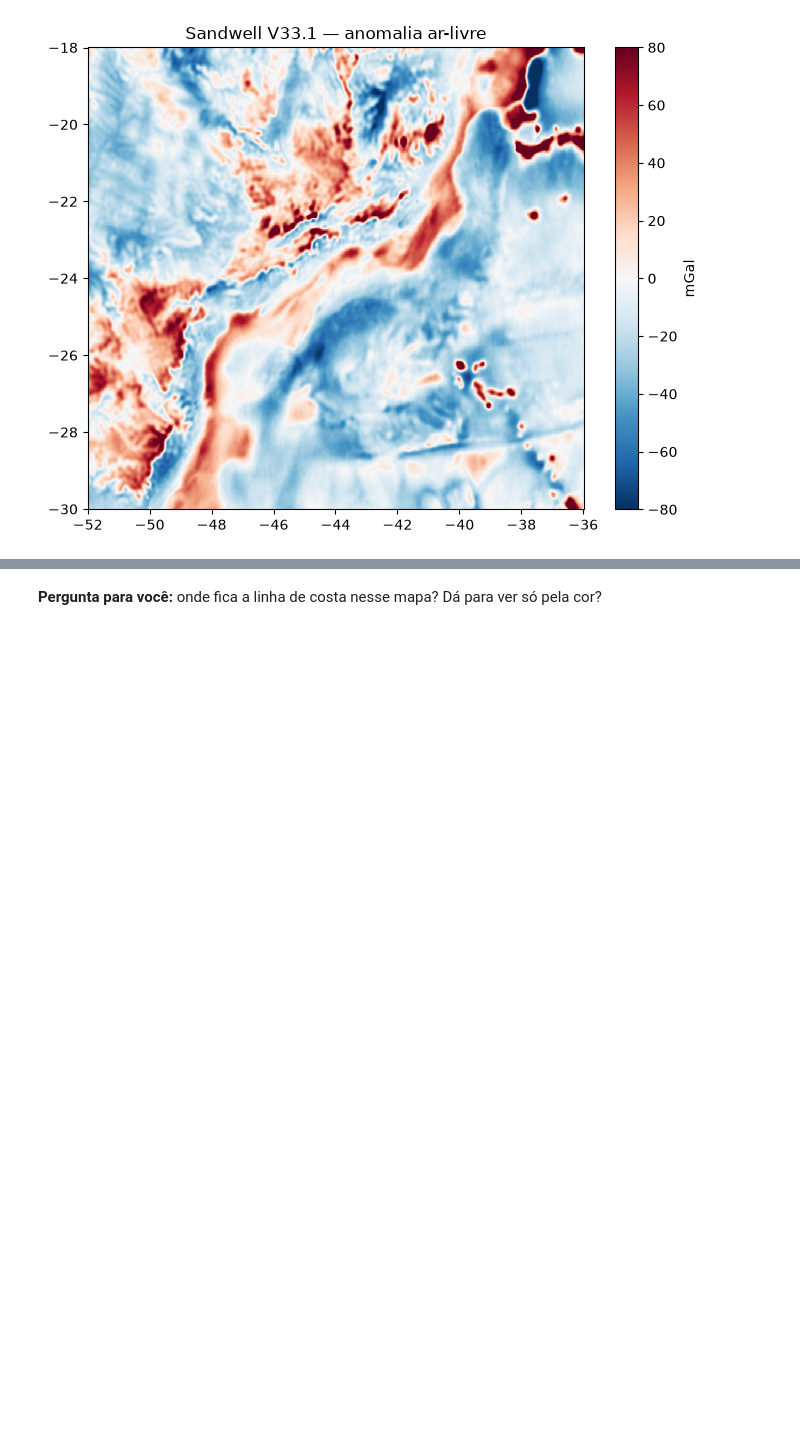
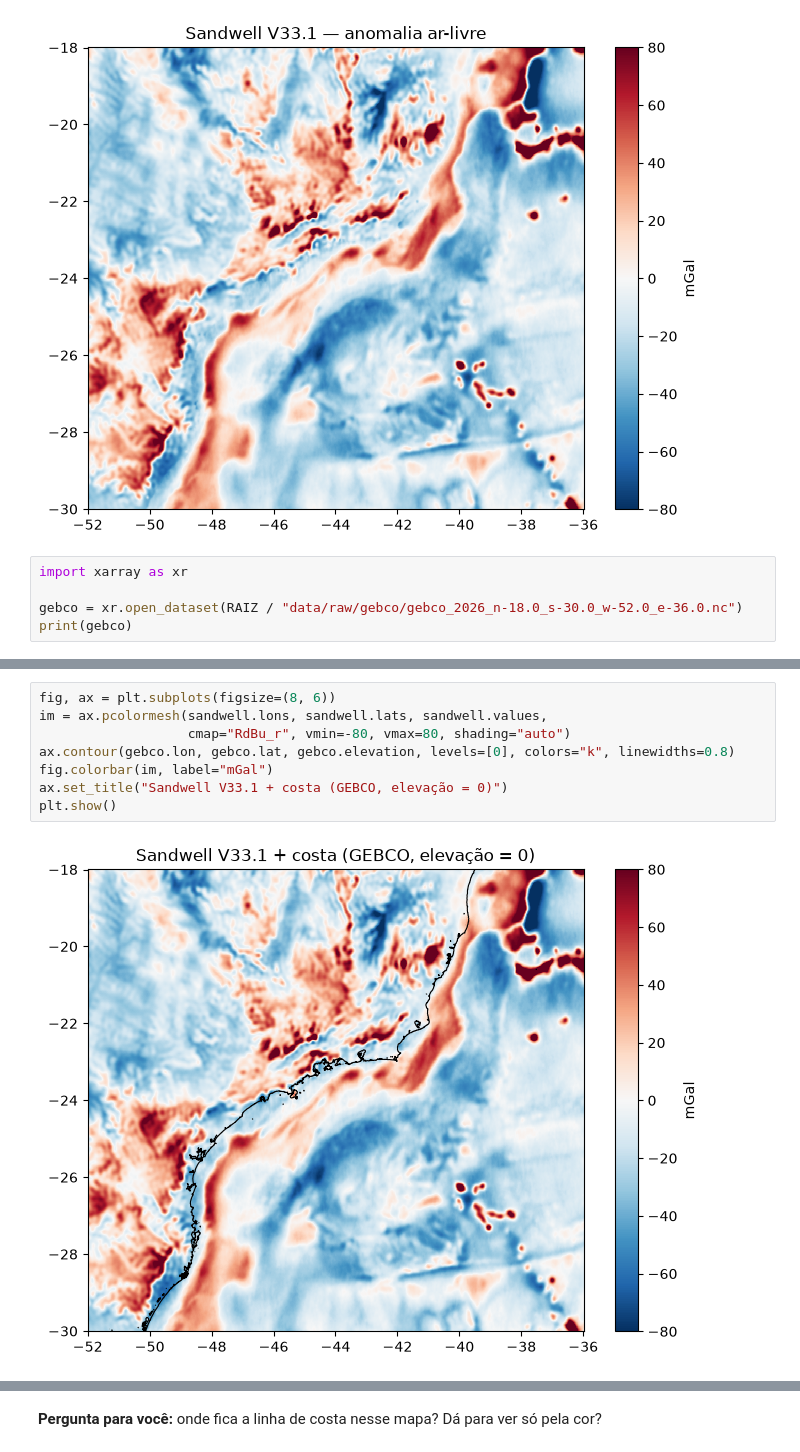
Before and after one commit to earth-marcelo/hinge-line, a Jupyter notebook: notebooks/01_residuo_sandwell.ipynb, the cells around one changed output, grey strips where cells are left out. Saved outputs shown, nothing was run; the diff lists cells and outputs as text; blank space fills up the shorter version.

Commit message:
notebook 01: resíduo Sandwell, costa via GEBCO e análise por fonte

```diff
--- a/notebooks/01_residuo_sandwell.ipynb
+++ b/notebooks/01_residuo_sandwell.ipynb
@@ -47,3 +47,8 @@ ax.set_title("Sandwell V33.1 — anomalia ar-livre")
 plt.show()
 # %% [output]
 [figure]
+# %%
+import xarray as xr
+
+gebco = xr.open_dataset(RAIZ / "data/raw/gebco/gebco_2026_n-18.0_s-30.0_w-52.0_e-36.0.nc")
+print(gebco)
@@ -49,0 +73,10 @@ plt.show()
+# %%
+fig, ax = plt.subplots(figsize=(8, 6))
+im = ax.pcolormesh(sandwell.lons, sandwell.lats, sandwell.values,
+                   cmap="RdBu_r", vmin=-80, vmax=80, shading="auto")
+ax.contour(gebco.lon, gebco.lat, gebco.elevation, levels=[0], colors="k", linewidths=0.8)
+fig.colorbar(im, label="mGal")
+ax.set_title("Sandwell V33.1 + costa (GEBCO, elevação = 0)")
+plt.show()
+# %% [output]
+[figure, added]
```
Also changed, not shown: parts of 7 cells of this notebook.
